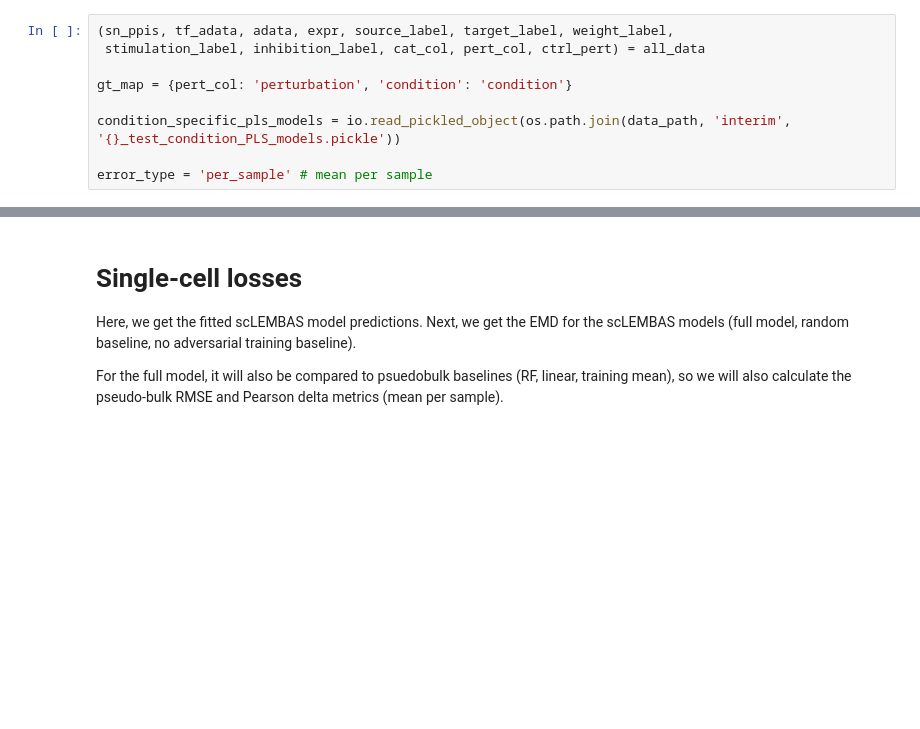
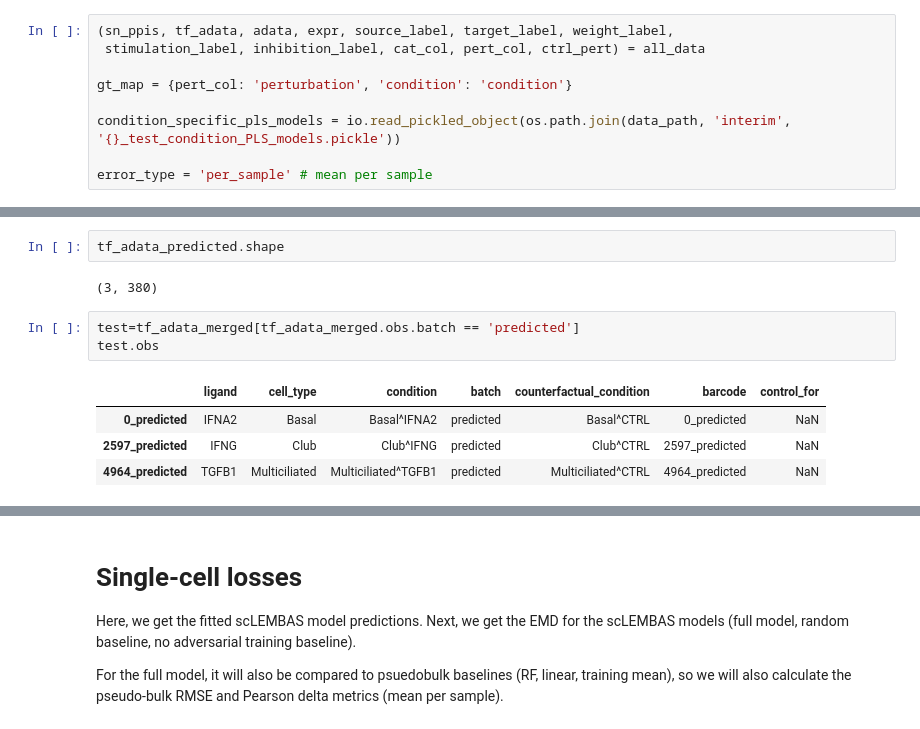
Before and after one commit to hmbaghdassarian/scLEMBAS, a Jupyter notebook: notebooks/McCauley_2024/06_assess_predictions/06A_get_predictions_and_losses.ipynb, the cells around one changed output, grey strips where cells are left out. Cells and saved outputs as stored; diff of their text form; blank space fills up the shorter version.

```diff
--- a/notebooks/McCauley_2024/06_assess_predictions/06A_get_predictions_and_losses.ipynb
+++ b/notebooks/McCauley_2024/06_assess_predictions/06A_get_predictions_and_losses.ipynb
@@ -55,0 +212,12 @@ error_type = 'per_sample' # mean per sample
+# %%
+tf_adata_predicted.shape
+# %% [output]
+(3, 380)
+# %%
+test=tf_adata_merged[tf_adata_merged.obs.batch == 'predicted']
+test.obs
+# %% [output]
+|  | ligand | cell_type | condition | batch | counterfactual_condition | barcode | control_for |
+| 0_predicted | IFNA2 | Basal | Basal^IFNA2 | predicted | Basal^CTRL | 0_predicted | NaN |
+| 2597_predicted | IFNG | Club | Club^IFNG | predicted | Club^CTRL | 2597_predicted | NaN |
+| 4964_predicted | TGFB1 | Multiciliated | Multiciliated^TGFB1 | predicted | Multiciliated^CTRL | 4964_predicted | NaN |
```
Also changed, not shown: parts of 12 cells of this notebook, 11 other files.
